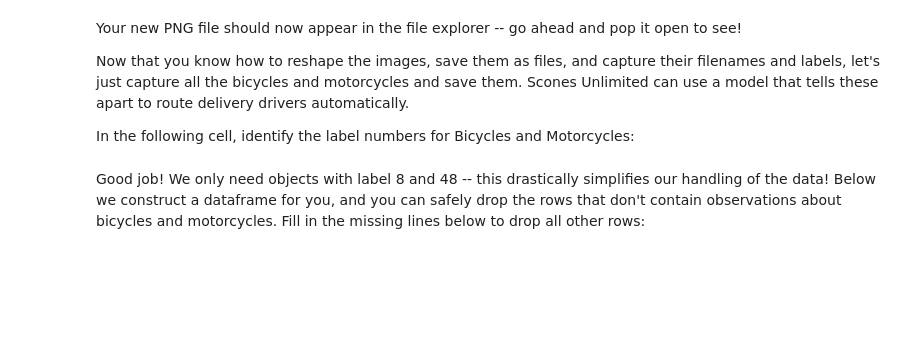
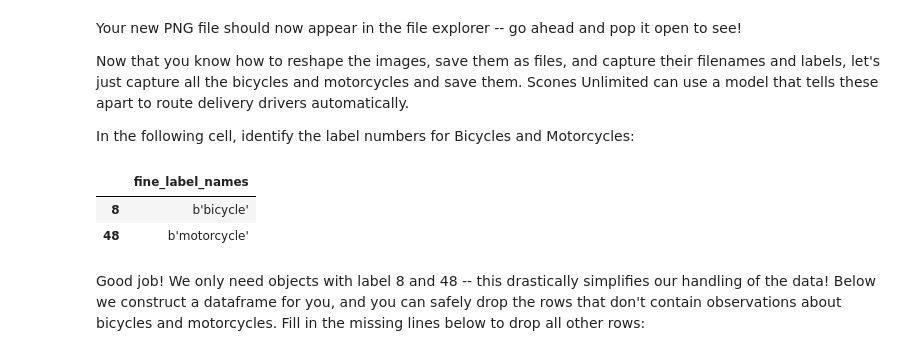
Before and after one commit to savinims/Classification-AWS-Workflow, a Jupyter notebook: starter.ipynb, the cells around one changed output. Saved outputs shown, nothing was run; the diff lists cells and outputs as text; code cells hidden in the pictures; blank space fills up the shorter version.

```diff
--- a/starter.ipynb
+++ b/starter.ipynb
@@ -156,7 +156,14 @@ In the following cell, identify the label numbers for Bicycles and Motorcycles:
 # %%
 import pandas as pd
 
 # Todo: Filter the dataset_train and dataset_meta objects to find the label numbers for Bicycle and Motorcycles
+fine_label_df = pd.DataFrame(dataset_meta[b'fine_label_names'], columns = ['fine_label_names'])
+cycle_label_num = fine_label_df.index[(fine_label_df['fine_label_names'] == b'bicycle')|(fine_label_df['fine_label_names'] == b'motorcycle')].to_list()
+fine_label_df.loc[cycle_label_num]
+# %% [output]
+|  | fine_label_names |
+| 8 | b'bicycle' |
+| 48 | b'motorcycle' |
 # %% [markdown]
 Good job! We only need objects with label 8 and 48 -- this drastically simplifies our handling of the data! Below we construct a dataframe for you, and you can safely drop the rows that don't contain observations about bicycles and motorcycles. Fill in the missing lines below to drop all other rows:
 # %%
```
Also changed, not shown: parts of 14 cells of this notebook.
